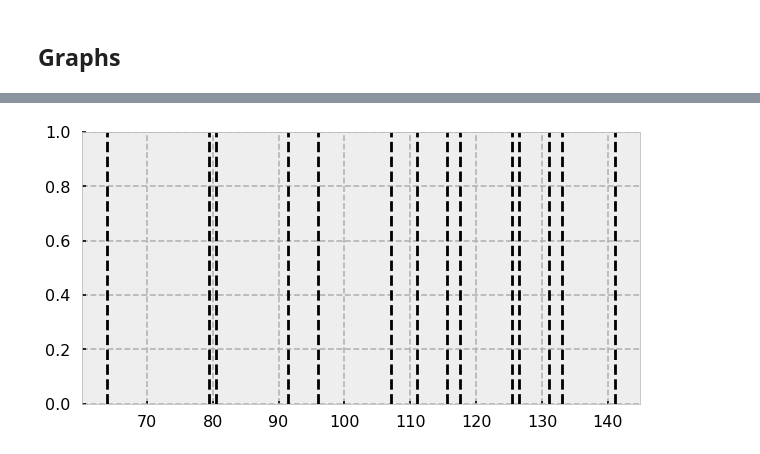
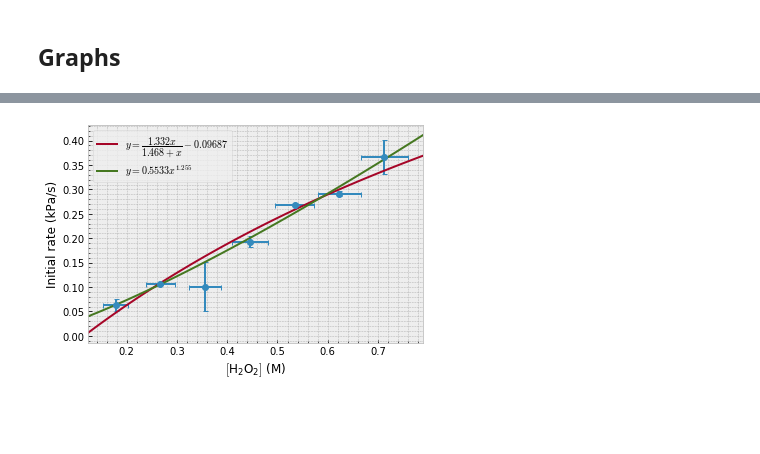
Before and after one commit to Pyxidatol-C/ChemIA, a Jupyter notebook: data/data.ipynb, the cells around one changed output, grey strips where cells are left out. Drawn from its saved outputs; the diff is of its cells as text; code cells hidden in the pictures; blank space fills up the shorter version.

```diff
--- a/data/data.ipynb
+++ b/data/data.ipynb
@@ -9,8 +9,8 @@ import matplotlib.pyplot as plt
 from scipy.stats import linregress
 from sklearn.metrics import r2_score
 # %%
-plt.style.use(['bmh', 'seaborn-poster'])
-plt.rcParams['figure.figsize'] = (10, 5)
+plt.style.use(['bmh'])
+# plt.rcParams['figure.figsize'] = (10, 5)
 # %%
 def show(fs, ns, title=""):
     plt.figure()
@@ -188,2 +199,12 @@ dtype: float64
 # %% [markdown]
 ## Graphs
+# %%
+m_H2O2 = 3  # g
+m_sol = 100  # g
+rho_sol = 1.01  # g/cm^3
+
+v_sol = m_sol / rho_sol  # cm^3
+n_H2O2 = 3 / (1.01 * 2 + 16.00 * 2)
+
+c_H2O2 = n_H2O2 / (v_sol/1000)
+c_H2O2
@@ -190,3 +213,9 @@ dtype: float64
+# %%
+def xerr(v_h2o2, v_cat=1, v_total=5):
+    v_h2o = v_total - v_h2o2 - v_cat
+    perc_err = 0.05*2 / v_h2o2 + (0.05*2 + 0.05 + 0.05) / v_total
+    val = v_h2o2 / v_total * c_H2O2
+    return perc_err * val
 # %%
 xs = []
 ys = []
@@ -194,54 +223,53 @@ xerrs = []
 yerrs = []
 
 rs = rates("fe1", {1, 2, 3})
-xs.append(3 * 1.0/5)
+xs.append(c_H2O2 * 1.0/5)
 ys.append(rs.mean())
 xerrs.append(xerr(1.0))
 yerrs.append(rs.std())
 
-
 rs = rates("fe1half", {0, 1, 2})
-xs.append(3 * 1.5/5)
+xs.append(c_H2O2 * 1.5/5)
 ys.append(rs.mean())
 xerrs.append(xerr(1.5))
 yerrs.append(rs.std())
 
-# rs = rates("fe2", {0, 1, 2, 3, 4})
-# xs.append(3 * 2.0/5)
-# ys.append(rs.mean())
-# xerrs.append(xerr(2.0))
-# yerrs.append(rs.std())
+rs = rates("fe2", {0, 1, 2, 3, 4})
+xs.append(c_H2O2 * 2.0/5)
+ys.append(rs.mean())
+xerrs.append(xerr(2.0))
+yerrs.append(rs.std())
 
 rs = rates("fe2half", {0, 1, 2})
-xs.append(3 * 2.5/5)
+xs.append(c_H2O2 * 2.5/5)
 ys.append(rs.mean())
 xerrs.append(xerr(2.5))
 yerrs.append(rs.std())
 
 rs = rates("fe3", {0, 1, 2, 3})
-xs.append(3 * 3.0/5)
+xs.append(c_H2O2 * 3.0/5)
 ys.append(rs.mean())
 xerrs.append(xerr(3.0))
 yerrs.append(rs.std())
 
 rs = rates("fe3half", {0, 1, 2})
-xs.append(3 * 3.5/5)
+xs.append(c_H2O2 * 3.5/5)
 ys.append(rs.mean())
 xerrs.append(xerr(3.5))
 yerrs.append(rs.std())
 
 
 rs = rates("fe4", {0, 1, 2, 3, 4, 5})
-xs.append(3 * 4.0/5)
+xs.append(c_H2O2 * 4.0/5)
 ys.append(rs.mean())
 xerrs.append(xerr(4.0))
 yerrs.append(rs.std())
 
-rs = rates("fe3%", {0, 1, 2, 3})
-xs.append(10 * 1.5/5)
-ys.append(rs.mean())
-xerrs.append(xerr(1.5))
-yerrs.append(rs.std())
+# rs = rates("fe3%", {0, 1, 2, 3})
+# xs.append(10 * 1.5/5)
+# ys.append(rs.mean())
+# xerrs.append(xerr(1.5))
+# yerrs.append(rs.std())
 
 # rs = rates("feconc", {0, 1, 2, 3, 4})
 # xs.append(10 * 4.0/5)
@@ -255,31 +283,45 @@ ys = np.array(ys)
 xerrs = np.array(xerrs)
 yerrs = np.array(yerrs)
 
-xs *= 1.44 / 34.02 * 1 / (1 + 1.44 / (1.00 * 3/100))
-xerrs *= 1.44 / 34.02 * 1 / (1 + 1.44 / (1.00 * 3/100))
+# xs *= 1.44 / 34.02 * 1 / (1 + 1.44 / (1.00 * 3/100))
+# xerrs *= 1.44 / 34.02 * 1 / (1 + 1.44 / (1.00 * 3/100))
 
-plt.figure()
+plt.close()
 
-for x, y, x_err, y_err in zip(xs, ys, xerrs, yerrs):
-    plt.errorbar(x=x, y=y, xerr=x_err, yerr=y_err, marker='o', color='C1')
 
-slope, y_intercept, *_ = linregress(xs, ys)
+plt.errorbar(x=xs, y=ys, xerr=xerrs, yerr=yerrs,
+             fmt='o', capsize=2.5)
+
+b = -0.09687
+k_m = 1.468
+v_max = 1.332
+
+k = 0.5533
+a = 1.255
+
 xlim_min, xlim_max = plt.gca().get_xlim()
-r2 = r2_score(ys, slope * xs + y_intercept)
+r2 = r2_score(ys, v_max * xs / (k_m + xs) + b)
+print(r2)
+
+r2_ = r2_score(ys, k * xs**a)
+print(r2_)
+
 xs_ = np.linspace(xlim_min, xlim_max)
-plt.plot(xs_, slope * xs_ + y_intercept,
-         label="$y = {: .2f}x {:+.2f}$\n$R^2={:.3f}$".format(slope, y_intercept, r2))
+plt.plot(xs_, v_max * xs_ / (k_m + xs_) + b,
+         label=rf"$y = \dfrac{{{v_max} x}}{{{k_m} + x}} {b}$")
+plt.plot(xs_, k * xs_**a,
+         label=rf"$y = {k} x^{{{a}}}$", color='C3')
 plt.xlim(xlim_min, xlim_max)
 
 plt.xlabel("$[\mathregular{H_2O_2}]$ (M)")
 plt.ylabel("Initial rate (kPa/s)")
-# plt.grid(which='both')
 # plt.title("$\mathregular{FeCl_3}$–catalysed decomposition of $\mathregular{H_2O_2}$")
 
-plt.ticklabel_format(style='sci', axis='x', scilimits=(0,0))
 plt.minorticks_on()
+plt.grid(which='minor')
 
 plt.legend()
 
+plt.savefig('processed_data.png', dpi=300)
 plt.show()
 # %% [output]
@@ -286 +330 @@ plt.show()
-[figure, old version]
+[figure, new version]
```
Also changed, not shown: parts of 21 cells of this notebook, 9 other files.
